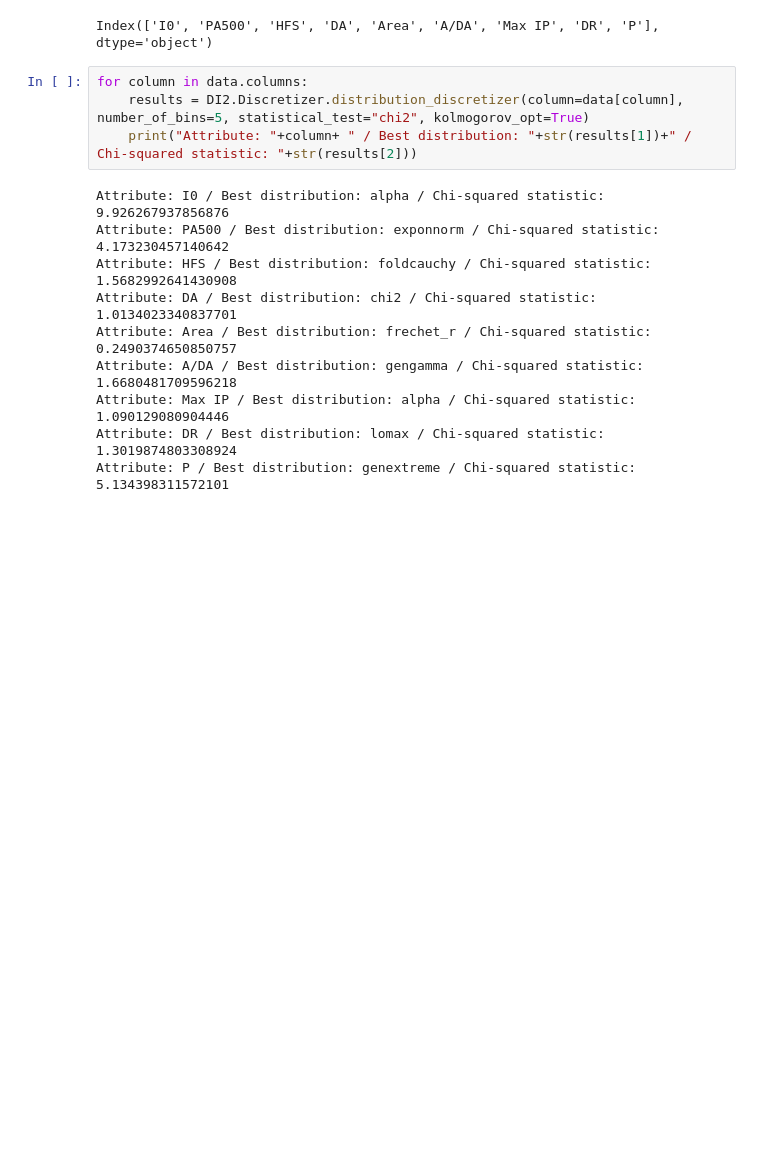
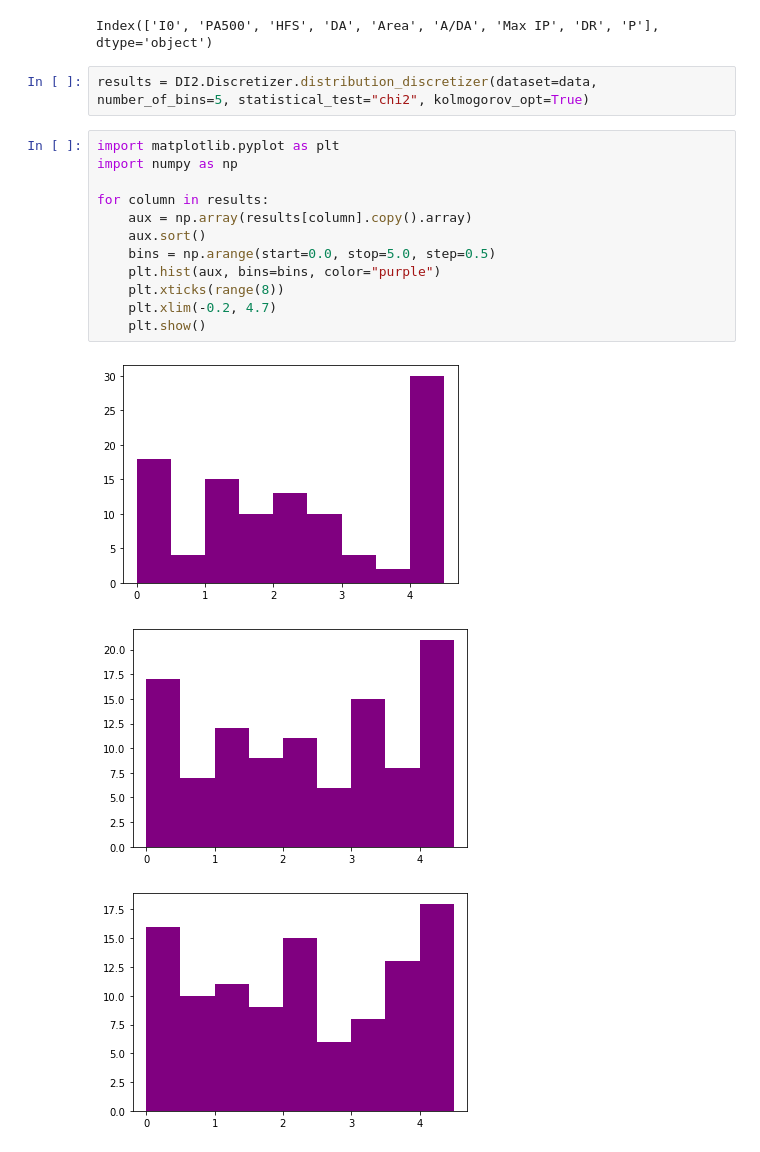
Before and after one commit to JupitersMight/DI2, a Jupyter notebook: RunExample.ipynb, the cells around one changed output. Cells and saved outputs as stored; diff of their text form; blank space fills up the shorter version.

```diff
--- a/RunExample.ipynb
+++ b/RunExample.ipynb
@@ -8,16 +8,20 @@ print(data.columns)
 # %% [output]
 Index(['I0', 'PA500', 'HFS', 'DA', 'Area', 'A/DA', 'Max IP', 'DR', 'P'], dtype='object')
 # %%
-for column in data.columns:
-    results = DI2.Discretizer.distribution_discretizer(column=data[column], number_of_bins=5, statistical_test="chi2", kolmogorov_opt=True)
-    print("Attribute: "+column+ " / Best distribution: "+str(results[1])+" / Chi-squared statistic: "+str(results[2]))
+results = DI2.Discretizer.distribution_discretizer(dataset=data, number_of_bins=5, statistical_test="chi2", kolmogorov_opt=True)
-# %% [output]
-Attribute: I0 / Best distribution: alpha / Chi-squared statistic: 9.926267937856876
-Attribute: PA500 / Best distribution: exponnorm / Chi-squared statistic: 4.173230457140642
-Attribute: HFS / Best distribution: foldcauchy / Chi-squared statistic: 1.5682992641430908
-Attribute: DA / Best distribution: chi2 / Chi-squared statistic: 1.0134023340837701
-Attribute: Area / Best distribution: frechet_r / Chi-squared statistic: 0.2490374650850757
-Attribute: A/DA / Best distribution: gengamma / Chi-squared statistic: 1.6680481709596218
-Attribute: Max IP / Best distribution: alpha / Chi-squared statistic: 1.090129080904446
-Attribute: DR / Best distribution: lomax / Chi-squared statistic: 1.3019874803308924
-Attribute: P / Best distribution: genextreme / Chi-squared statistic: 5.134398311572101
+# %%
+import matplotlib.pyplot as plt
+import numpy as np
+
+for column in results:
+    aux = np.array(results[column].copy().array)
+    aux.sort()
+    bins = np.arange(start=0.0, stop=5.0, step=0.5)
+    plt.hist(aux, bins=bins, color="purple")
+    plt.xticks(range(8))
+    plt.xlim(-0.2, 4.7)
+    plt.show()
+# %% [output]
+[figure, added]
+[figure, added]
+[figure, added]
```
Also changed, not shown: parts of 3 cells of this notebook, 3 other files.
